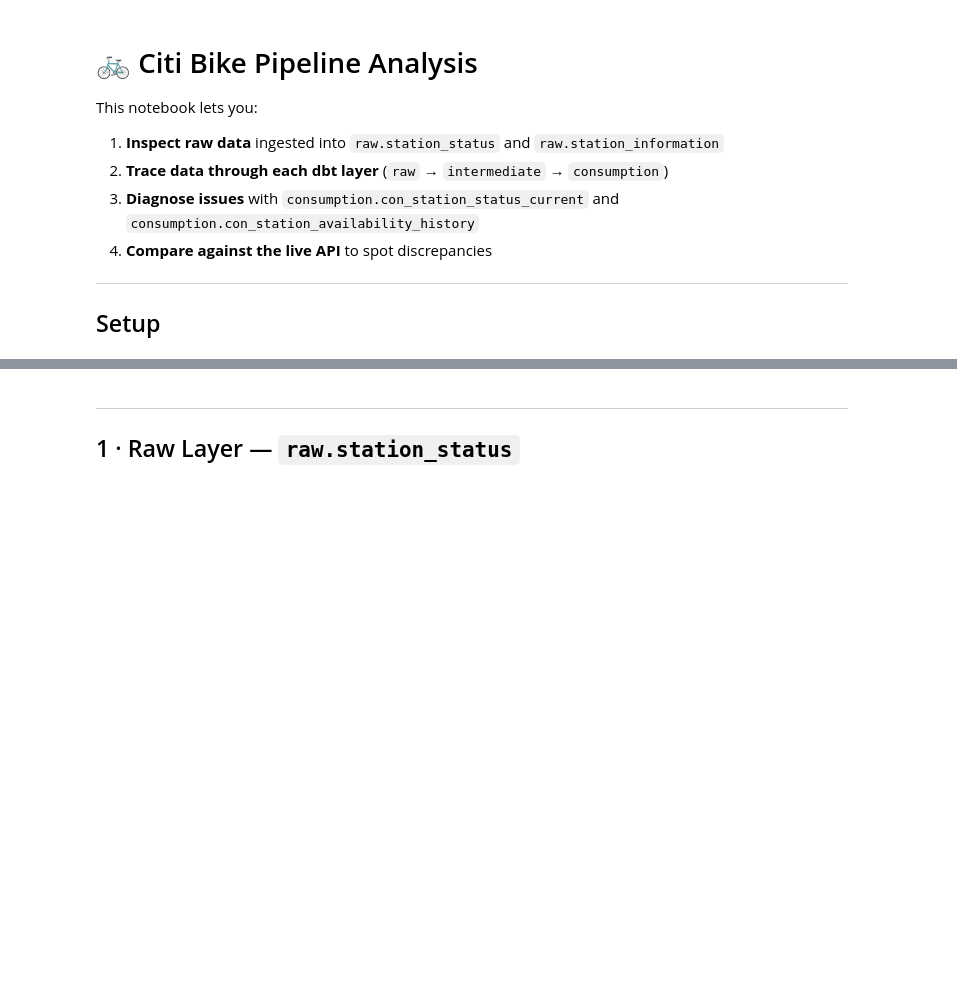
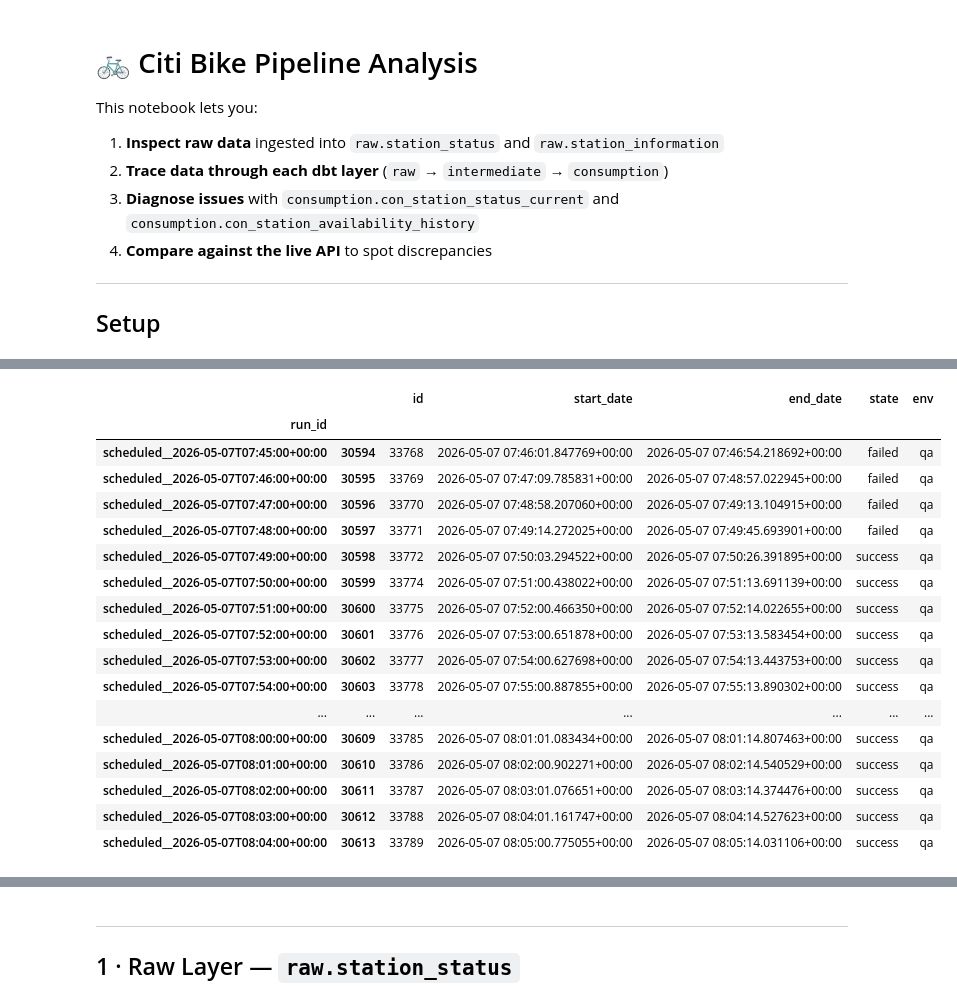
Before and after one commit to graxel/bike-parking, a Jupyter notebook: pipeline_analysis.ipynb, the cells around one changed output, grey strips where cells are left out. Cells and saved outputs as stored; diff of their text form; code cells hidden in the pictures; blank space fills up the shorter version.

```diff
--- a/pipeline_analysis.ipynb
+++ b/pipeline_analysis.ipynb
@@ -70,0 +176,8 @@ def query(sql, params=None):
+# %%
+dev_ing_runs = query_dev(f"""
+    SELECT id, start_date, end_date, state, run_id, 'dev' as env
+    FROM airflow.dag_run
+    WHERE dag_id = 'citibike_ingestion'
+    ORDER BY start_date ASC
+""")
+dev_ing_runs
@@ -70,0 +198,8 @@ def query(sql, params=None):
+# %%
+qa_ing_runs = query_qa(f"""
+    SELECT id, start_date, end_date, state, run_id, 'qa' as env
+    FROM airflow.dag_run
+    WHERE dag_id = 'citibike_ingestion'
+    ORDER BY start_date ASC
+""")
+qa_ing_runs
@@ -70,0 +242,3 @@ def query(sql, params=None):
+# %%
+ing_runs = pd.concat([qa_ing_runs, dev_ing_runs])
+ing_runs
@@ -70,0 +295,16 @@ def query(sql, params=None):
+# %%
+env_order = {'prod': 0, 'qa': 1, 'dev': 2}
+state_order = {'success': 0, 'failed': 1}
+
+def sort_group(g):
+    return (
+        g.assign(
+            state_rank=g['state'].map(state_order),
+            env_rank=g['env'].map(env_order),
+        )
+        .sort_values(['state_rank', 'env_rank'])
+        .drop(columns=['state_rank', 'env_rank'])
+    )
+
+result = ing_runs.groupby('run_id').apply(sort_group)
+result
@@ -70,0 +343,21 @@ def query(sql, params=None):
+# %%
+result.iloc[48800:48820]
+# %% [output]
+|  |  | id | start_date | end_date | state | env |
+| run_id |  |  |  |  |  |  |
+| scheduled__2026-05-07T07:45:00+00:00 | 30594 | 33768 | 2026-05-07 07:46:01.847769+00:00 | 2026-05-07 07:46:54.218692+00:00 | failed | qa |
+| scheduled__2026-05-07T07:46:00+00:00 | 30595 | 33769 | 2026-05-07 07:47:09.785831+00:00 | 2026-05-07 07:48:57.022945+00:00 | failed | qa |
+| scheduled__2026-05-07T07:47:00+00:00 | 30596 | 33770 | 2026-05-07 07:48:58.207060+00:00 | 2026-05-07 07:49:13.104915+00:00 | failed | qa |
+| scheduled__2026-05-07T07:48:00+00:00 | 30597 | 33771 | 2026-05-07 07:49:14.272025+00:00 | 2026-05-07 07:49:45.693901+00:00 | failed | qa |
+| scheduled__2026-05-07T07:49:00+00:00 | 30598 | 33772 | 2026-05-07 07:50:03.294522+00:00 | 2026-05-07 07:50:26.391895+00:00 | success | qa |
+| scheduled__2026-05-07T07:50:00+00:00 | 30599 | 33774 | 2026-05-07 07:51:00.438022+00:00 | 2026-05-07 07:51:13.691139+00:00 | success | qa |
+| scheduled__2026-05-07T07:51:00+00:00 | 30600 | 33775 | 2026-05-07 07:52:00.466350+00:00 | 2026-05-07 07:52:14.022655+00:00 | success | qa |
+| scheduled__2026-05-07T07:52:00+00:00 | 30601 | 33776 | 2026-05-07 07:53:00.651878+00:00 | 2026-05-07 07:53:13.583454+00:00 | success | qa |
+| scheduled__2026-05-07T07:53:00+00:00 | 30602 | 33777 | 2026-05-07 07:54:00.627698+00:00 | 2026-05-07 07:54:13.443753+00:00 | success | qa |
+| scheduled__2026-05-07T07:54:00+00:00 | 30603 | 33778 | 2026-05-07 07:55:00.887855+00:00 | 2026-05-07 07:55:13.890302+00:00 | success | qa |
+| ... | ... | ... | ... | ... | ... | ... |
+| scheduled__2026-05-07T08:00:00+00:00 | 30609 | 33785 | 2026-05-07 08:01:01.083434+00:00 | 2026-05-07 08:01:14.807463+00:00 | success | qa |
+| scheduled__2026-05-07T08:01:00+00:00 | 30610 | 33786 | 2026-05-07 08:02:00.902271+00:00 | 2026-05-07 08:02:14.540529+00:00 | success | qa |
+| scheduled__2026-05-07T08:02:00+00:00 | 30611 | 33787 | 2026-05-07 08:03:01.076651+00:00 | 2026-05-07 08:03:14.374476+00:00 | success | qa |
+| scheduled__2026-05-07T08:03:00+00:00 | 30612 | 33788 | 2026-05-07 08:04:01.161747+00:00 | 2026-05-07 08:04:14.527623+00:00 | success | qa |
+| scheduled__2026-05-07T08:04:00+00:00 | 30613 | 33789 | 2026-05-07 08:05:00.775055+00:00 | 2026-05-07 08:05:14.031106+00:00 | success | qa |
```
Also changed, not shown: parts of 59 cells of this notebook, 25 other files.
